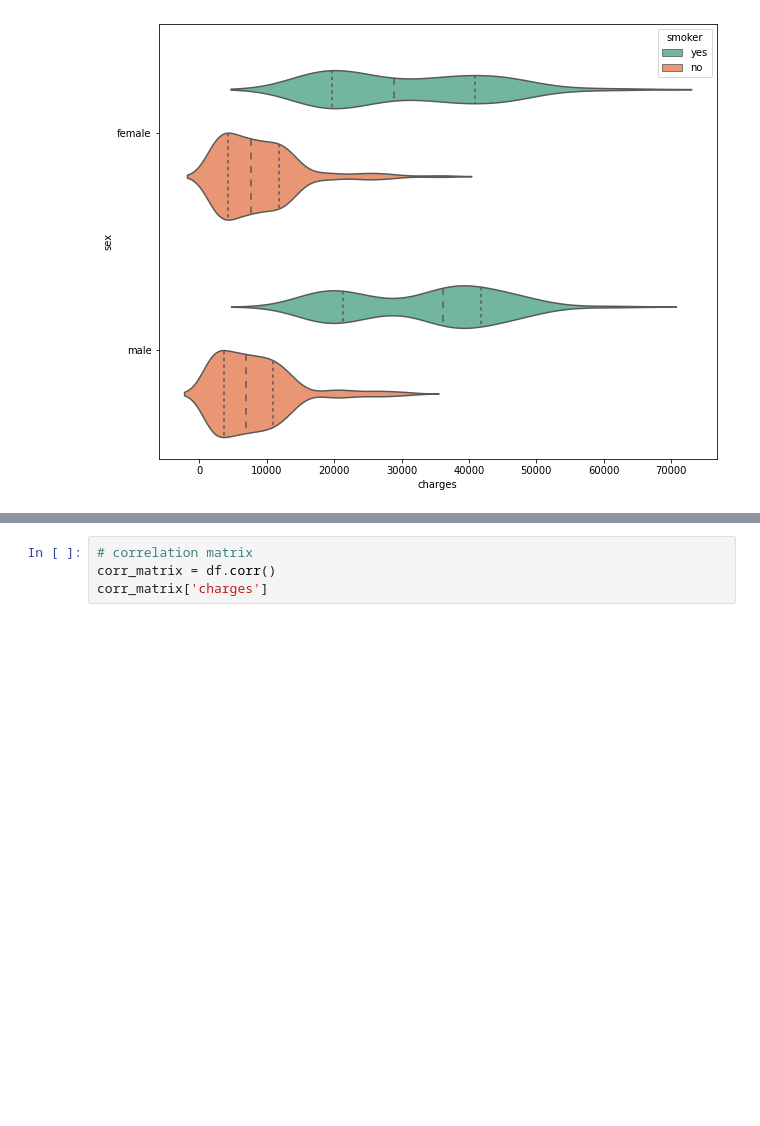
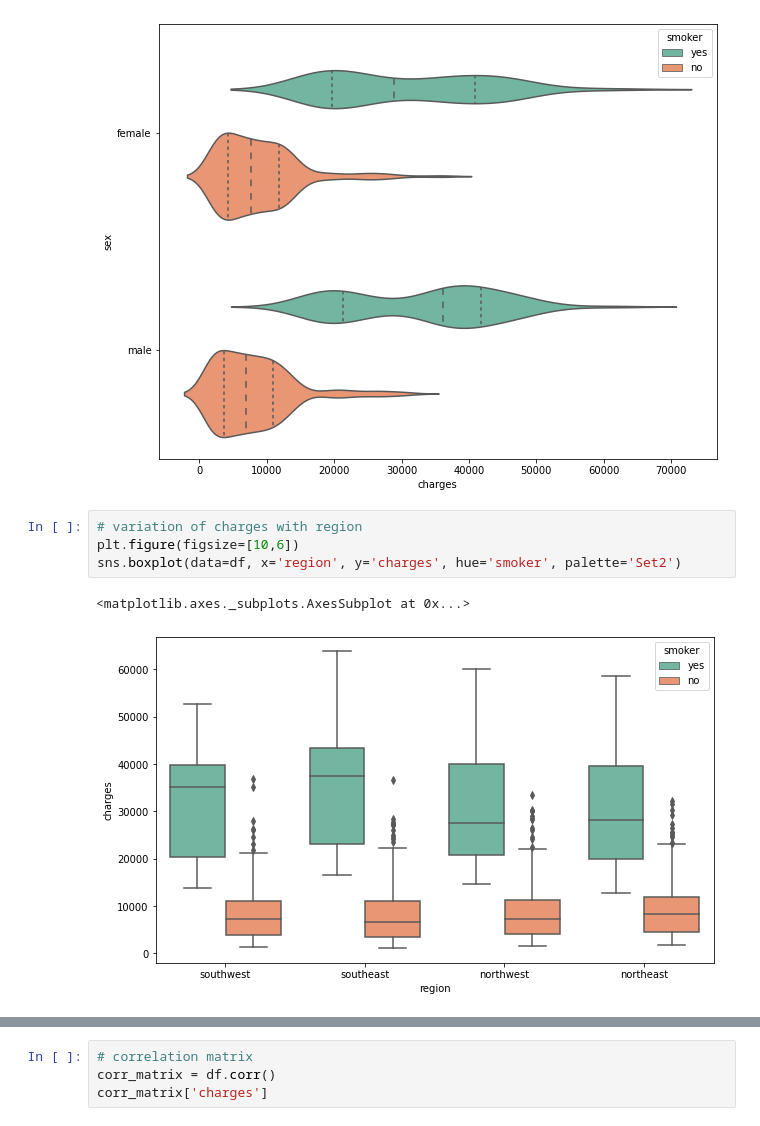
Before and after one commit to ghanalk1/Medical-Insurance-Cost, a Jupyter notebook: Medical_Insurance_Cost_Prediction.ipynb, the cells around one changed output, grey strips where cells are left out. Drawn from its saved outputs; the diff is of its cells as text; blank space fills up the shorter version.

```diff
--- a/Medical_Insurance_Cost_Prediction.ipynb
+++ b/Medical_Insurance_Cost_Prediction.ipynb
@@ -107,3 +107,10 @@ sns.violinplot(data=df, x='charges', y='sex', hue='smoker', inner='quartile', pa
 # %% [output]
 <matplotlib.axes._subplots.AxesSubplot at 0x...>
 [figure]
+# %%
+# variation of charges with region
+plt.figure(figsize=[10,6])
+sns.boxplot(data=df, x='region', y='charges', hue='smoker', palette='Set2')
+# %% [output]
+<matplotlib.axes._subplots.AxesSubplot at 0x...>
+[figure, added]
```
Also changed, not shown: parts of 18 cells of this notebook.
